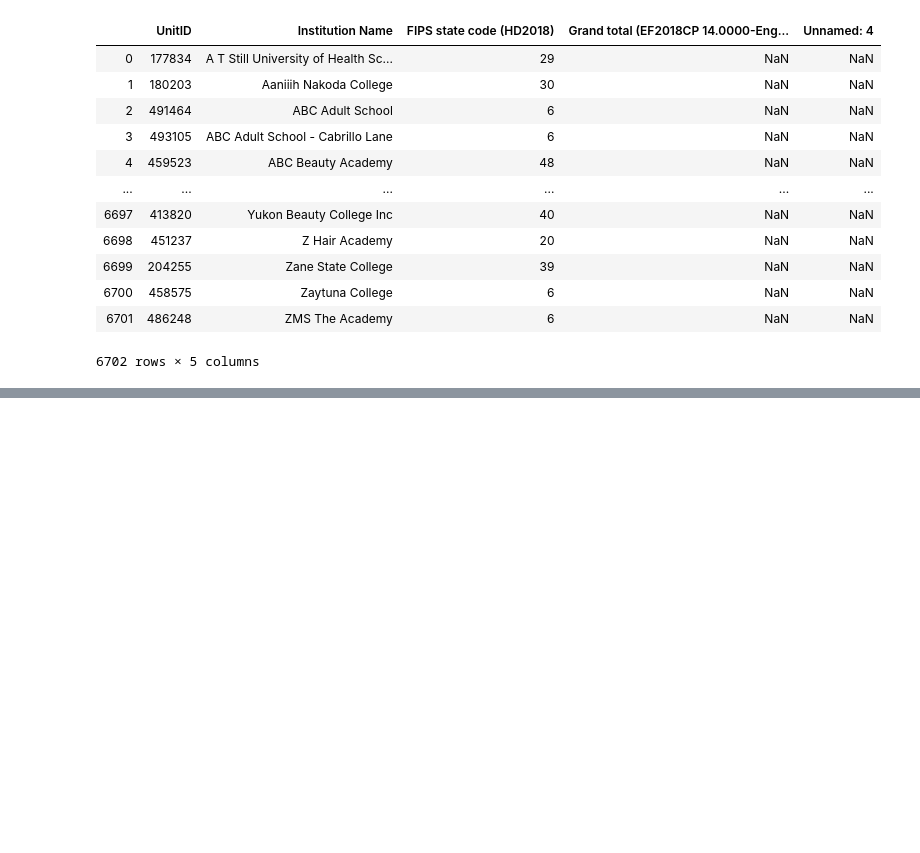
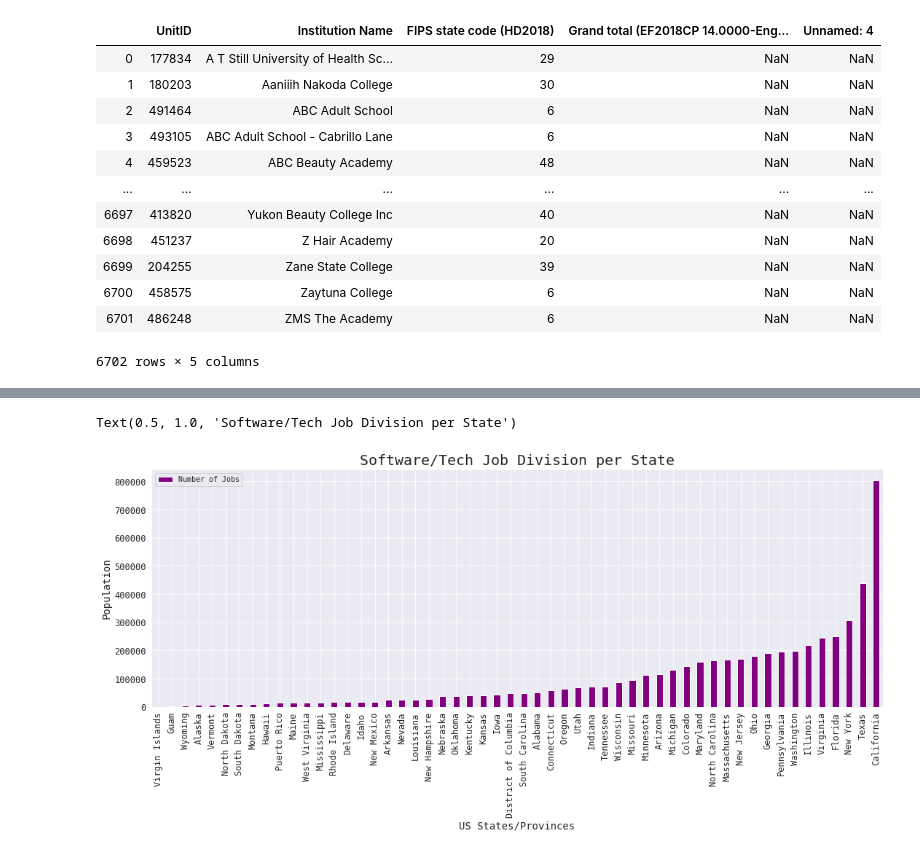
Before and after one commit to skasralikar/midwestern-marketing-proj-rmds, a Jupyter notebook: midwestern_marketing.ipynb, the cells around one changed output, grey strips where cells are left out. Cells and saved outputs as stored; diff of their text form; code cells hidden in the pictures; blank space fills up the shorter version.

Commit message:
completed data visualizations

```diff
--- a/midwestern_marketing.ipynb
+++ b/midwestern_marketing.ipynb
@@ -17,6 +17,11 @@ import geopandas as gpd
 import numpy as np
 import matplotlib.pyplot as plt
 import seaborn as sns
+import json
+
+#some plot stuff
+sns.set_style('darkgrid')
+plt.rcParams["font.family"] = 'monospace'
 # %%
 data = "/Users/skasralikar/Desktop/github/rmds/datasets"
 state = pd.read_csv(os.path.join(data,'job_state.csv'), sep =',')
@@ -239,0 +250,14 @@ ua = gpd.read_file(os.path.join(data, 'ua/cb_2018_us_ua10_500k.shp'), sep=',')
+# %%
+#Job Division per State (US)
+fig1 = plt.figure(figsize=(18,6))
+ax1 = fig1.add_subplot(111)
+
+statetech.sort_values(by = ['tot_emp']).plot(ax = ax1, kind = 'bar', fontsize = 12, color = 'purple')
+
+ax1.legend(["Number of Jobs"])
+plt.ylabel('Population', fontsize = 14)
+plt.xlabel('US States/Provinces', fontsize = 14)
+plt.title('Software/Tech Job Division per State', fontsize = 20)
+# %% [output]
+Text(0.5, 1.0, 'Software/Tech Job Division per State')
+[figure, added]
```
Also changed, not shown: parts of 36 cells of this notebook.
